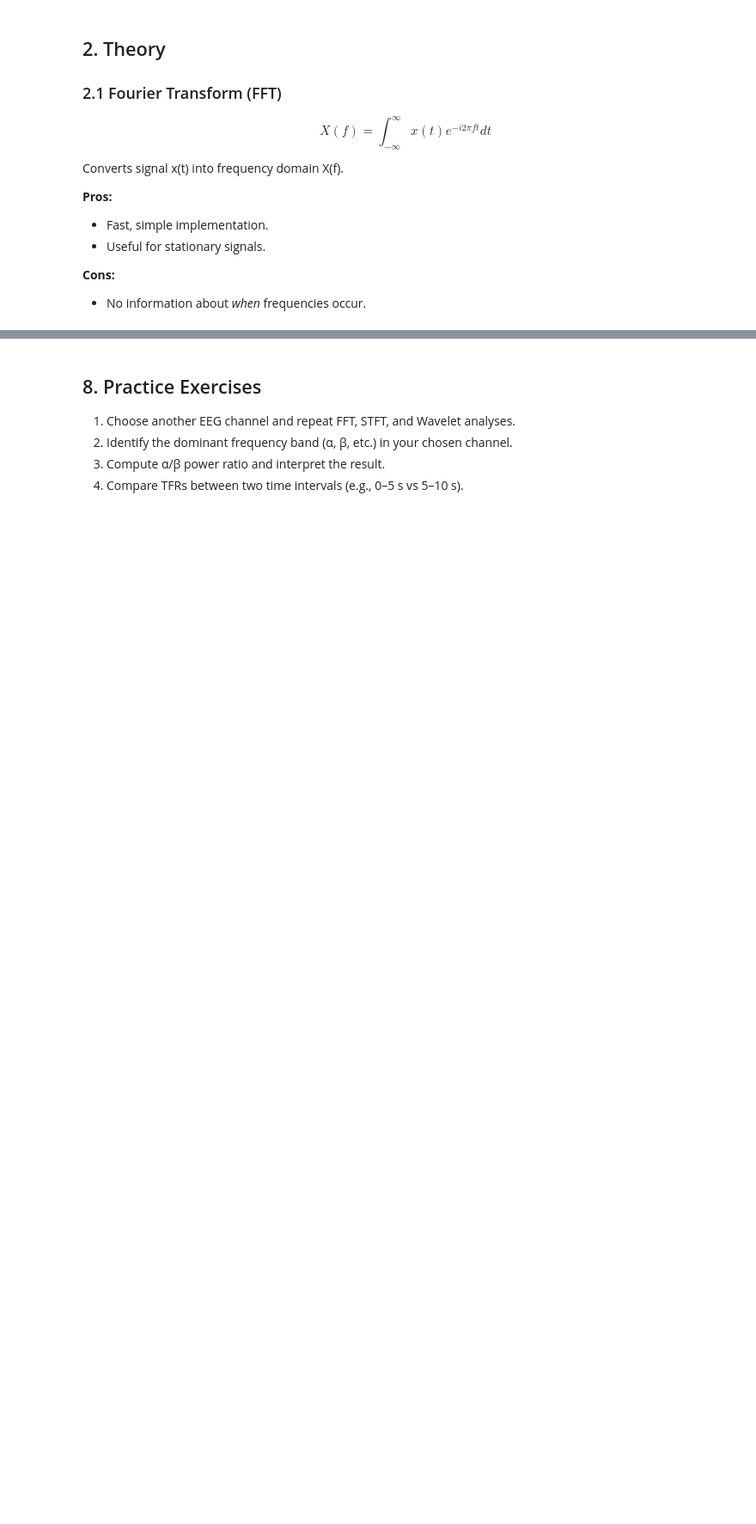
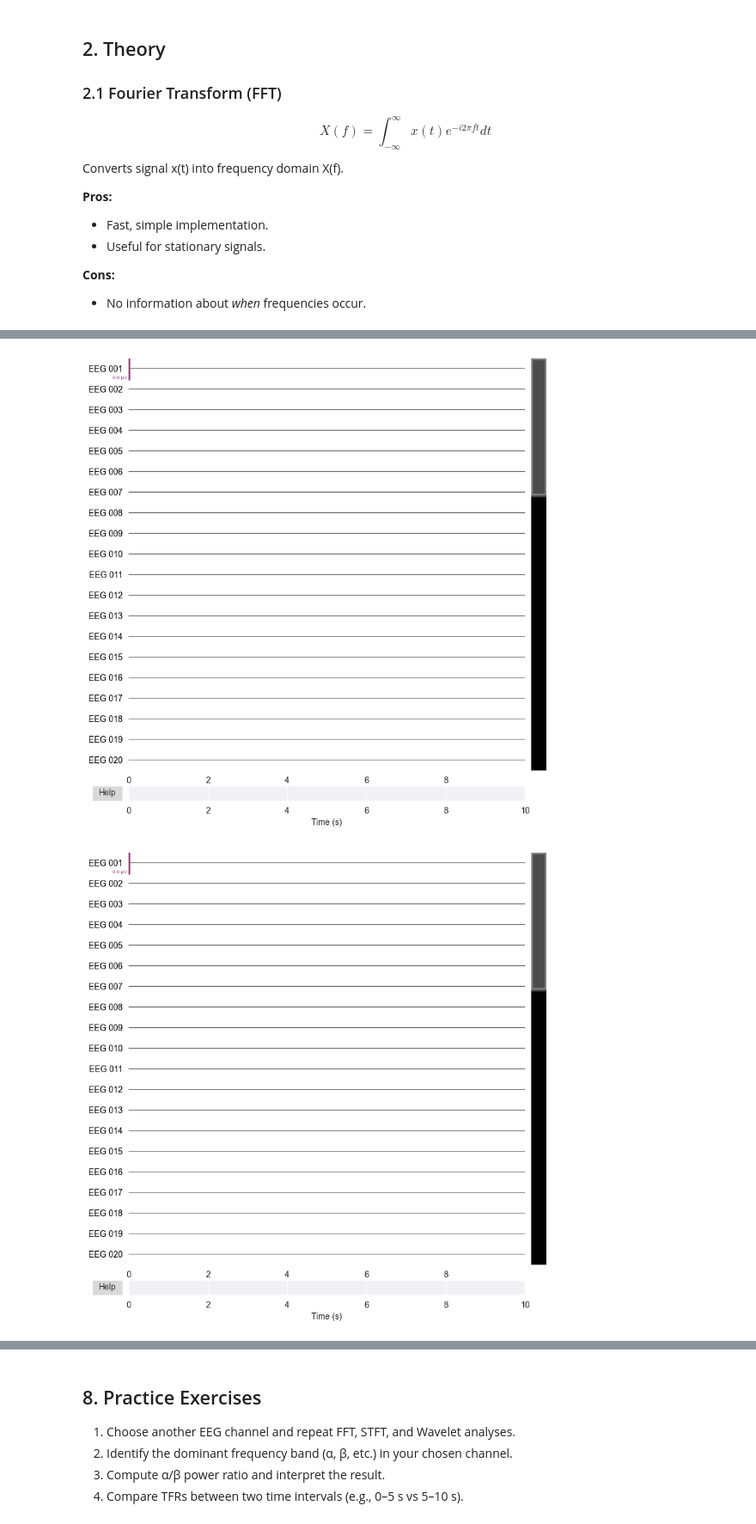
Before and after one commit to r1sephoenix/neuro_practice, a Jupyter notebook: notebooks/EEG_Time_Frequency_Analysis.ipynb, the cells around one changed output, grey strips where cells are left out. Shown at 86% size. Cells and saved outputs as stored; diff of their text form; code cells hidden in the pictures; blank space fills up the shorter version.

```diff
--- a/notebooks/EEG_Time_Frequency_Analysis.ipynb
+++ b/notebooks/EEG_Time_Frequency_Analysis.ipynb
@@ -31,10 +31,11 @@ import mne
 import numpy as np
 import matplotlib.pyplot as plt
 from scipy.signal import spectrogram
+from pathlib import Path
 
 # Load sample EEG data
 data_path = mne.datasets.sample.data_path()
-raw = mne.io.read_raw_fif(data_path + '/MEG/sample/sample_audvis_raw.fif', preload=True)
+raw = mne.io.read_raw_fif(Path(data_path) / 'MEG' / 'sample' / 'sample_audvis_raw.fif', preload=True)
 raw.pick_types(eeg=True, eog=True)
 raw.crop(tmin=30, tmax=40)
 raw.plot(title='EEG 10-second segment', scalings='auto')
@@ -45,3 +53,5 @@ Downloading file 'MNE-sample-data-processed.tar.gz' from 'https://osf.io/downloa
+[figure, added]
+[figure, added]
 # %%
 # FFT Example
 signal = raw.get_data(picks=['EEG 001'])[0]
```
Also changed, not shown: parts of 5 cells of this notebook.
